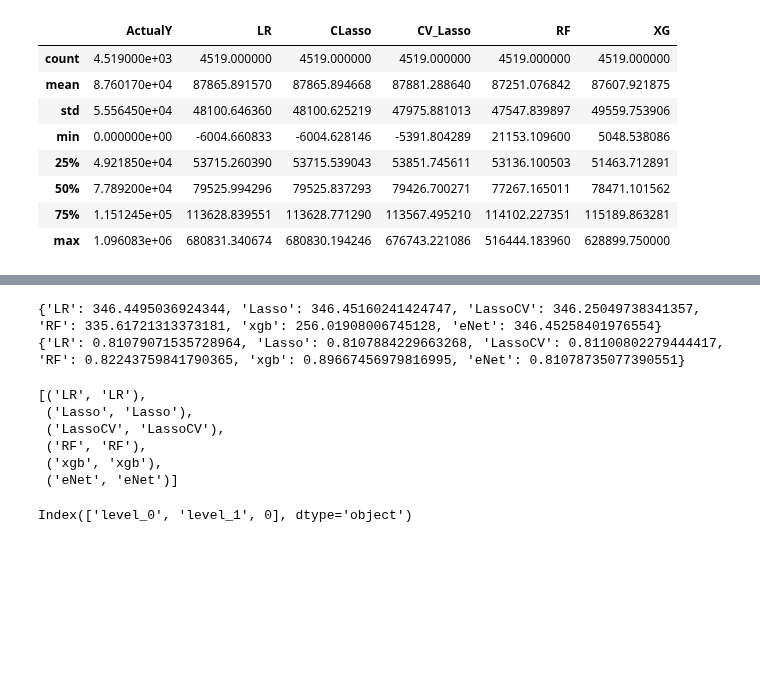
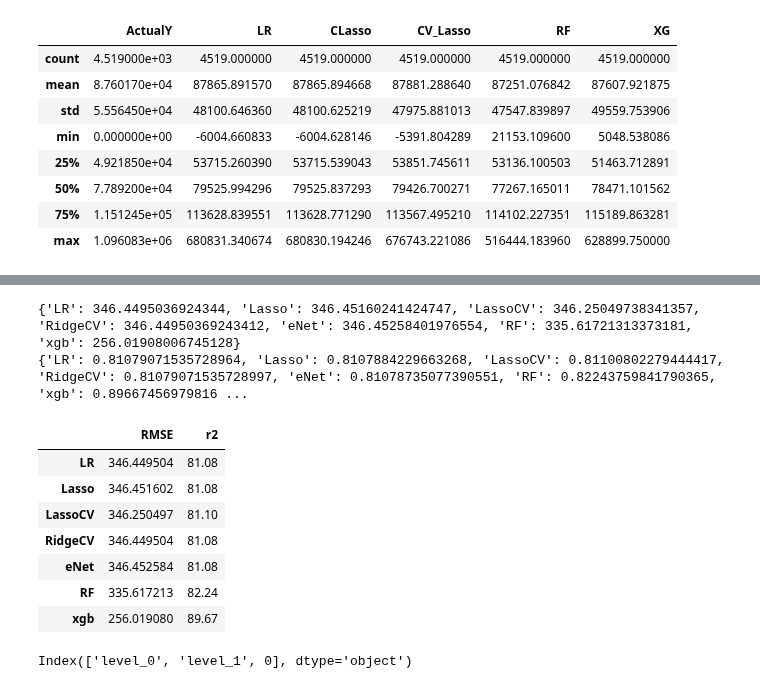
Before and after one commit to sigmanudude/ResidentialEnergyPrediction, a Jupyter notebook: ml_models.ipynb, the cells around one changed output, grey strips where cells are left out. Saved outputs shown, nothing was run; the diff lists cells and outputs as text; code cells hidden in the pictures; blank space fills up the shorter version.

Commit message:
Final Version - Tableau

```diff
--- a/ml_models.ipynb
+++ b/ml_models.ipynb
@@ -384,16 +388,28 @@ DOL_y_pred.describe()
 print(DOL_RMSE_test)
 print(DOL_r2_test)
 
-pd.DataFrame(DOL_RMSE_test)
+# DOL_results = pd.DataFrame(DOL_RMSE_test.values(), columns = ['RMSE'])
 # %% [output]
-{'LR': 346.4495036924344, 'Lasso': 346.45160241424747, 'LassoCV': 346.25049738341357, 'RF': 335.61721313373181, 'xgb': 256.01908006745128, 'eNet': 346.45258401976554}
-{'LR': 0.81079071535728964, 'Lasso': 0.8107884229663268, 'LassoCV': 0.81100802279444417, 'RF': 0.82243759841790365, 'xgb': 0.89667456979816995, 'eNet': 0.81078735077390551}
+{'LR': 346.4495036924344, 'Lasso': 346.45160241424747, 'LassoCV': 346.25049738341357, 'RidgeCV': 346.44950369243412, 'eNet': 346.45258401976554, 'RF': 335.61721313373181, 'xgb': 256.01908006745128}
+{'LR': 0.81079071535728964, 'Lasso': 0.8107884229663268, 'LassoCV': 0.81100802279444417, 'RidgeCV': 0.81079071535728997, 'eNet': 0.81078735077390551, 'RF': 0.82243759841790365, 'xgb': 0.89667456979816 ...
-[('LR', 'LR'),
- ('Lasso', 'Lasso'),
- ('LassoCV', 'LassoCV'),
- ('RF', 'RF'),
- ('xgb', 'xgb'),
- ('eNet', 'eNet')]
+# %%
+DOL_results = pd.DataFrame(DOL_RMSE_test, index = ['RMSE'])
+DOL_results = DOL_results.append(pd.DataFrame(DOL_r2_test, index = ['r2']))
+
+DOL_results = DOL_results.T
+
+DOL_results['r2'] = DOL_results.r2.apply(lambda r: round(r*100, 2))
+# %%
+DOL_results
+# %% [output]
+|  | RMSE | r2 |
+| LR | 346.449504 | 81.08 |
+| Lasso | 346.451602 | 81.08 |
+| LassoCV | 346.250497 | 81.10 |
+| RidgeCV | 346.449504 | 81.08 |
+| eNet | 346.452584 | 81.08 |
+| RF | 335.617213 | 82.24 |
+| xgb | 256.019080 | 89.67 |
 # %%
 
 BTU_y_pred_new = pd.DataFrame(BTU_y_pred.stack()).reset_index()
```
Also changed, not shown: parts of 15 cells of this notebook, 16 other files.
